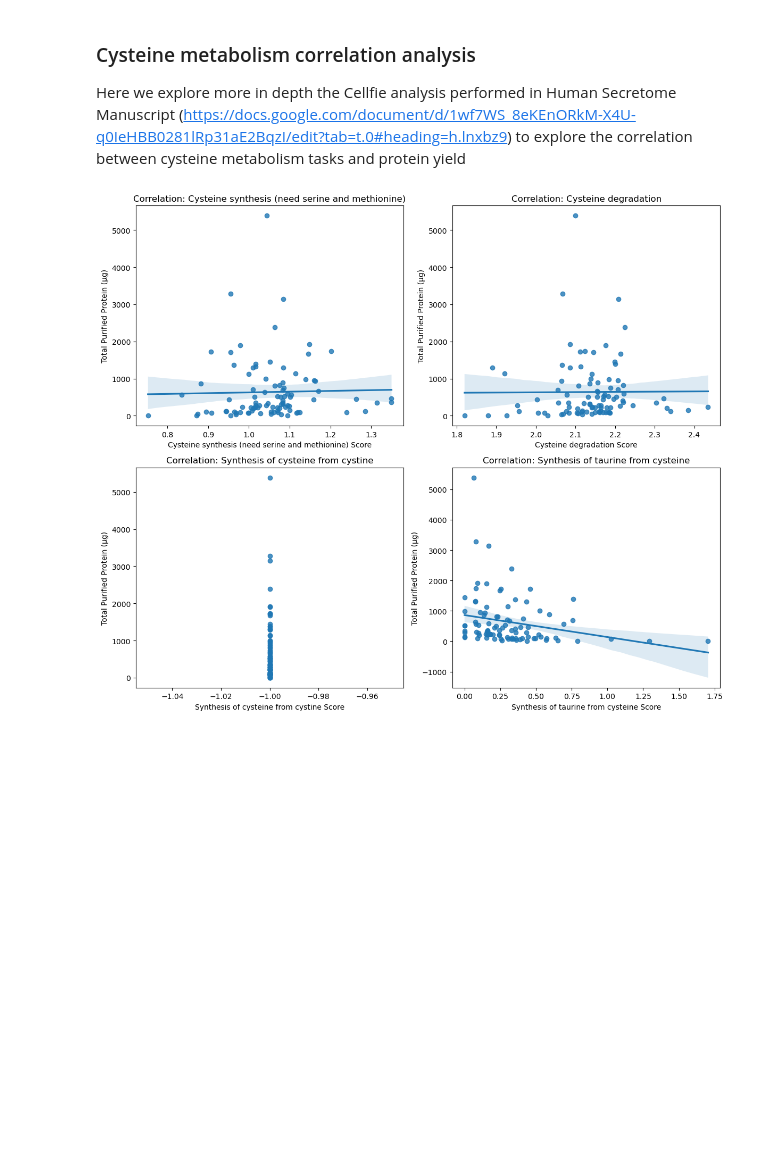
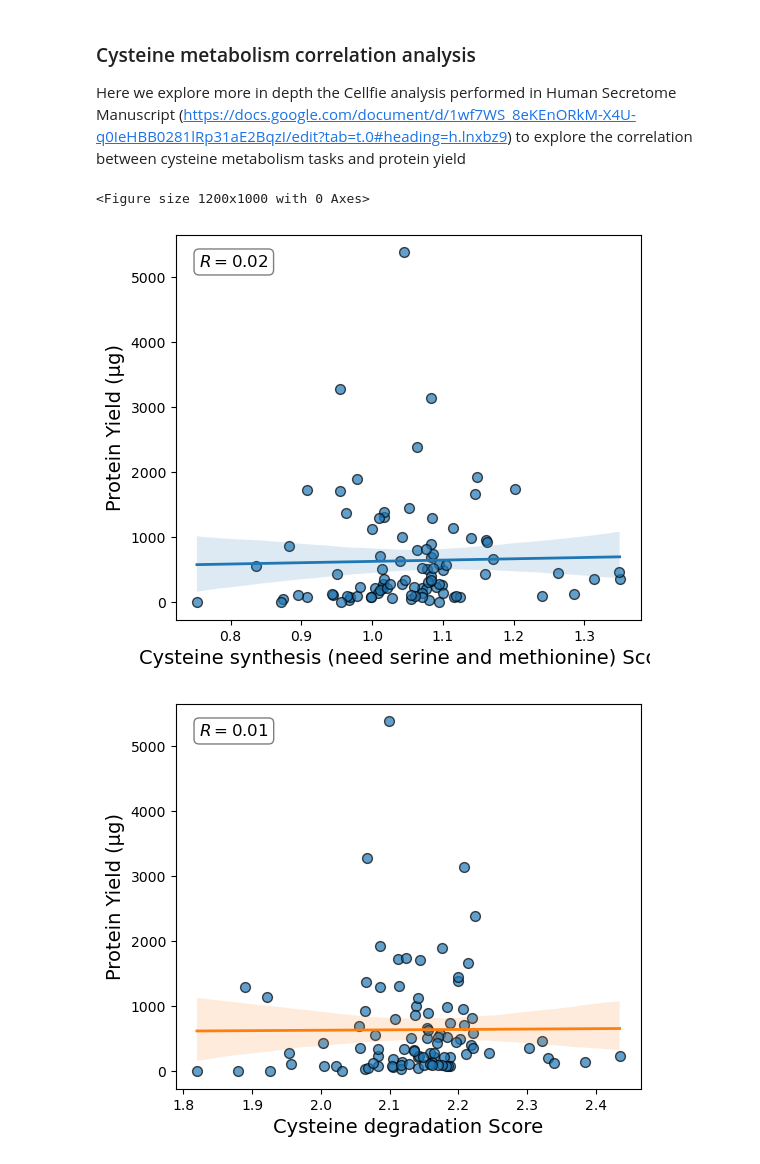
Before and after one commit to pablodig/Secretome_features_prediction, a Jupyter notebook: Cysteine_corr.ipynb, the cells around one changed output. Saved outputs shown, nothing was run; the diff lists cells and outputs as text; code cells hidden in the pictures; blank space fills up the shorter version.

```diff
--- a/Cysteine_corr.ipynb
+++ b/Cysteine_corr.ipynb
@@ -48,37 +58,64 @@ for task_name, task_row in cysteine_tasks.items():
         merged_data['Total.purified.protein_stock1.stock2_microg'], errors='coerce'
     )
     merged_data['Score'] = pd.to_numeric(merged_data['Score'], errors='coerce')
     merged_data = merged_data.dropna()
 
     # Add task name column for differentiation
     merged_data['Task'] = task_name
 
     # Append to the combined list
     all_tasks_data.append(merged_data)
 
 # Combine all task data into a single DataFrame
 all_tasks_data = pd.concat(all_tasks_data, ignore_index=True)
 
 # Reorganize columns for clarity
 all_tasks_data = all_tasks_data[
     ['sample_ID', 'Task', 'Score', 'Total.purified.protein_stock1.stock2_microg']
 ]
 
 # Create scatter plots with regression lines for each task
 plt.figure(figsize=(12, 10))
-for i, task_name in enumerate(cysteine_tasks.keys(), 1):
-    plt.subplot(2, 2, i)
+for i, (task_name, color) in enumerate(zip(cysteine_tasks.keys(), plot_colors)):
+    plt.figure(figsize=(6, 5))  # Create a new figure for each plot
+
+    # Extract data for the current task
+    task_data = all_tasks_data[all_tasks_data['Task'] == task_name]
+
+    # Calculate correlation coefficient
+    r_value, _ = stats.pearsonr(
+        task_data['Score'],
+        task_data['Total.purified.protein_stock1.stock2_microg']
+    )
+
+    # Create scatter plot with custom aesthetics
     sns.regplot(
         x='Score',
         y='Total.purified.protein_stock1.stock2_microg',
-        data=all_tasks_data[all_tasks_data['Task'] == task_name],
+        data=task_data,
+        scatter_kws={'edgecolor': 'black', 'alpha': 0.7, 's': 50},  # Dot border and transparency
+        line_kws={'color': color, 'linewidth': 2},  # Regression line color and thickness
         ci=95
     )
-    plt.xlabel(f'{task_name} Score')
-    plt.ylabel('Total Purified Protein (µg)')
-    plt.title(f'Correlation: {task_name}')
+    plt.xlabel(f'{task_name} Score', fontsize=14)
+    plt.ylabel('Protein Yield (µg)', fontsize=14)
+
+    # Add correlation coefficient as text on the plot
+    plt.text(
+        0.05, 0.95, f'$R = {r_value:.2f}$',
+        transform=plt.gca().transAxes,
+        fontsize=12,
+        verticalalignment='top',
+        bbox=dict(boxstyle='round', facecolor='white', alpha=0.5)
+    )
+
+    # Save the plot as an SVG file
+    svg_file_name = f"results/{task_name.replace(' ', '_').replace('(', '').replace(')', '')}_cleaned.svg"
+    plt.savefig(svg_file_name, format='svg', bbox_inches='tight')  # Save with tight layout
 
 plt.tight_layout()
 plt.show()
 # %% [output]
+<Figure size 1200x1000 with 0 Axes>
-[figure, old version]
+[figure, new version]
+[figure, added]
```
Also changed, not shown: parts of 3 cells of this notebook, 8 other files.
